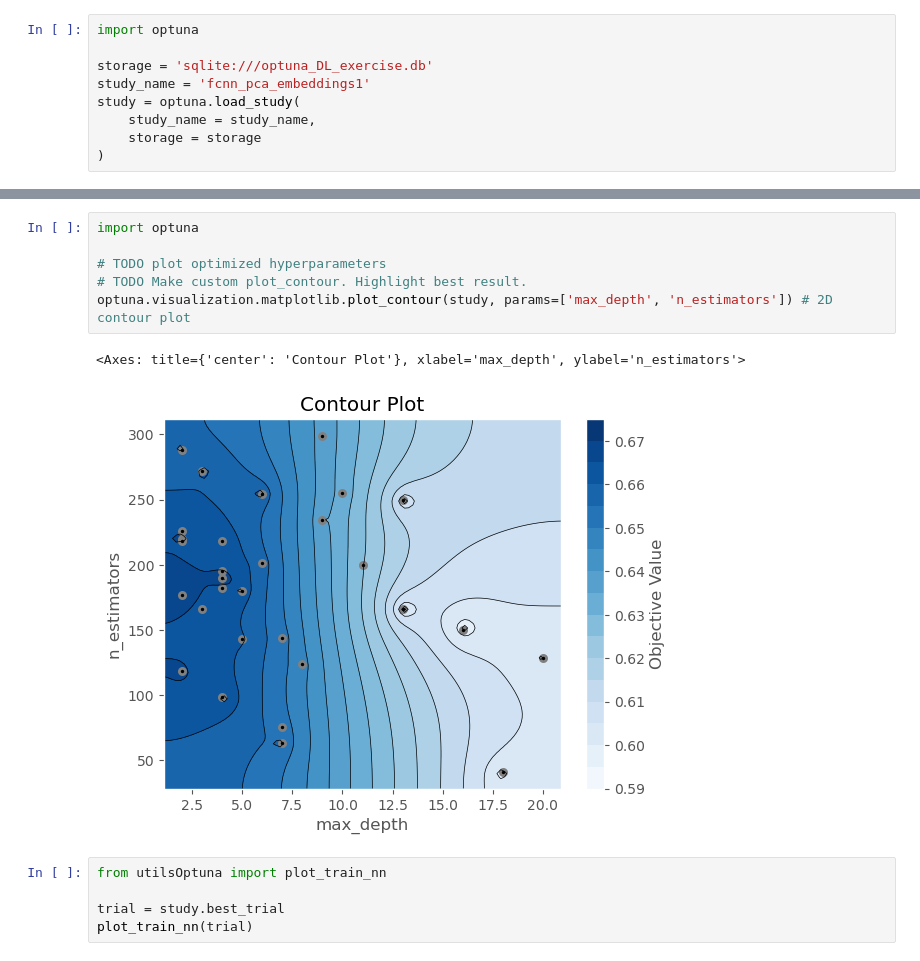
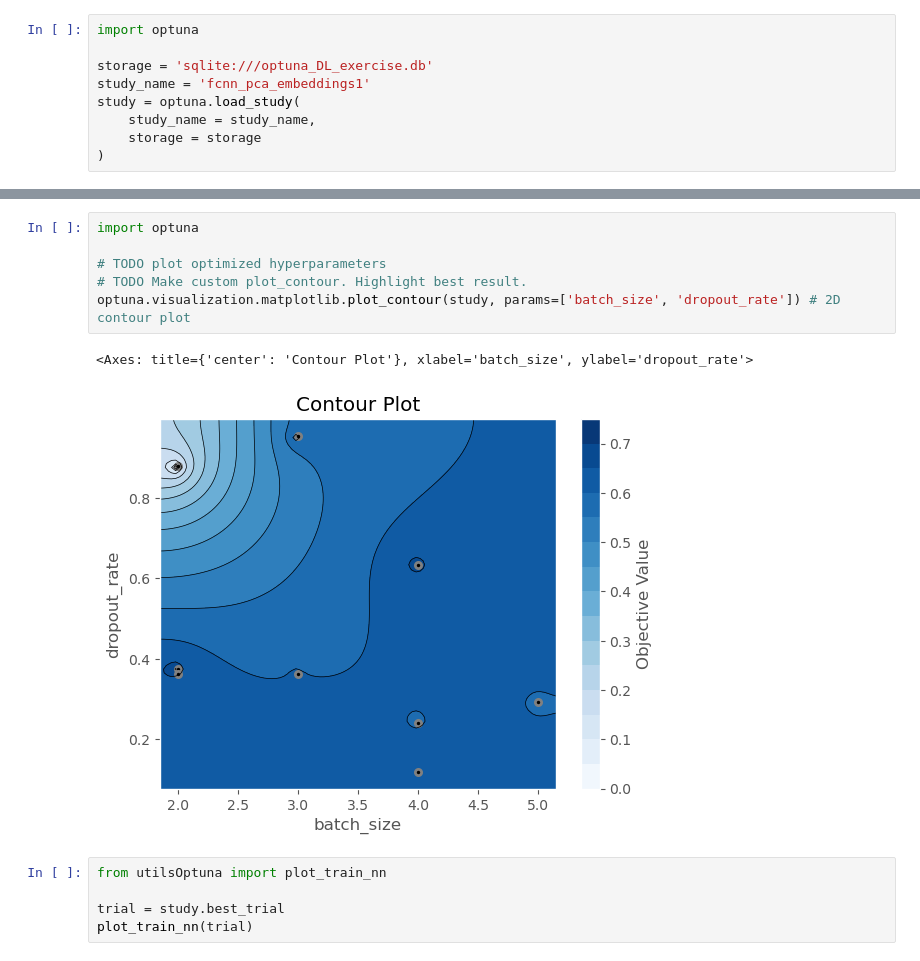
Before and after one commit to mapardo-lab/exerciseDLKeepcoding, a Jupyter notebook: checkResultsOptuna.ipynb, the cells around one changed output, grey strips where cells are left out. Saved outputs shown, nothing was run; the diff lists cells and outputs as text.

```diff
--- a/checkResultsOptuna.ipynb
+++ b/checkResultsOptuna.ipynb
@@ -79,12 +86,12 @@ plot_slice(study) # Slice plot param vs objetiveValue
 # %%
 import optuna
 
 # TODO plot optimized hyperparameters
 # TODO Make custom plot_contour. Highlight best result.
-optuna.visualization.matplotlib.plot_contour(study, params=['max_depth', 'n_estimators']) # 2D contour plot
+optuna.visualization.matplotlib.plot_contour(study, params=['batch_size', 'dropout_rate']) # 2D contour plot
 # %% [output]
-<Axes: title={'center': 'Contour Plot'}, xlabel='max_depth', ylabel='n_estimators'>
+<Axes: title={'center': 'Contour Plot'}, xlabel='batch_size', ylabel='dropout_rate'>
-[figure, old version]
+[figure, new version]
 # %%
 from utilsOptuna import plot_train_nn
 
```
Also changed, not shown: parts of 5 cells of this notebook, 9 other files.
